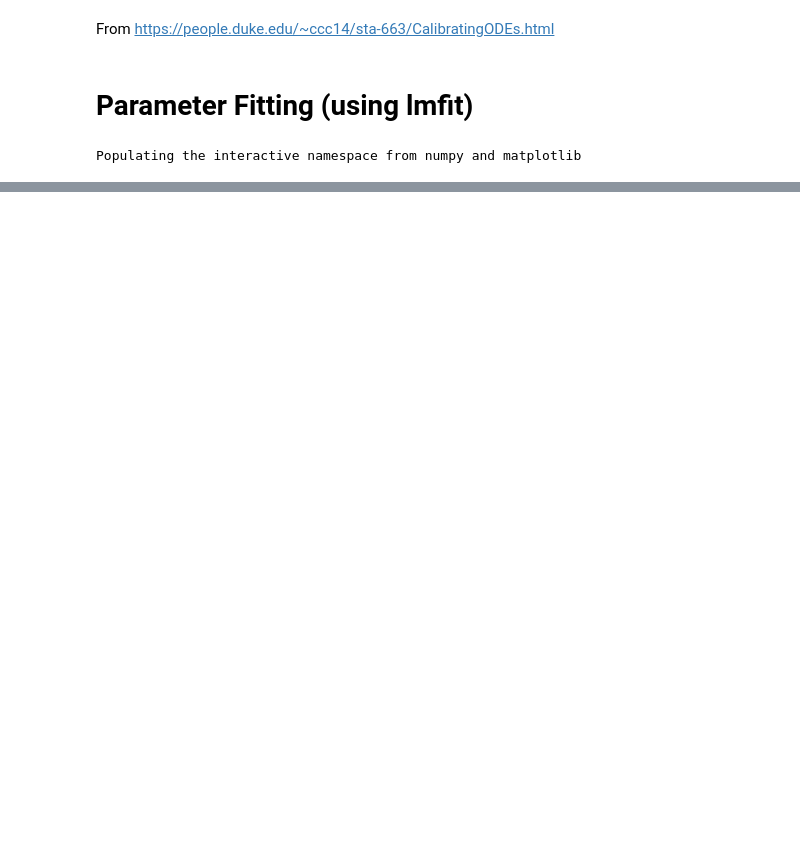
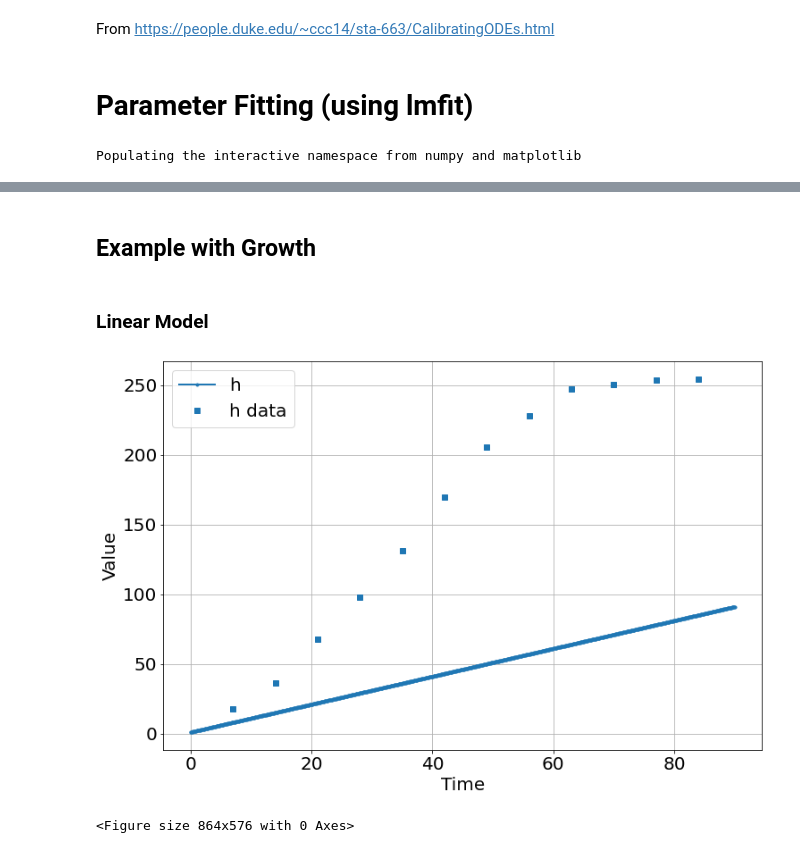
Before and after one commit to bblais/pyndamics3, a Jupyter notebook: 03_fit.ipynb, the cells around one changed output, grey strips where cells are left out. Drawn from its saved outputs; the diff is of its cells as text; code cells hidden in the pictures; blank space fills up the shorter version.

```diff
--- a/03_fit.ipynb
+++ b/03_fit.ipynb
@@ -248,0 +249,16 @@ a.stderr
+# %% [markdown]
+## Example with Growth
+# %%
+t=array([7,14,21,28,35,42,49,56,63,70,77,84],float)
+h=array([17.93,36.36,67.76,98.10,131,169.5,205.5,228.3,247.1,250.5,253.8,254.5])
+# %% [markdown]
+### Linear Model
+# %%
+sim=Simulation()
+sim.add("h'=a",1,plot=True)
+sim.add_data(t=t,h=h,plot=True)
+sim.params(a=1)
+sim.run(0,90)
+# %% [output]
+[figure, added]
+<Figure size 864x576 with 0 Axes>
```
Also changed, not shown: parts of 16 cells of this notebook, 3 other files.
